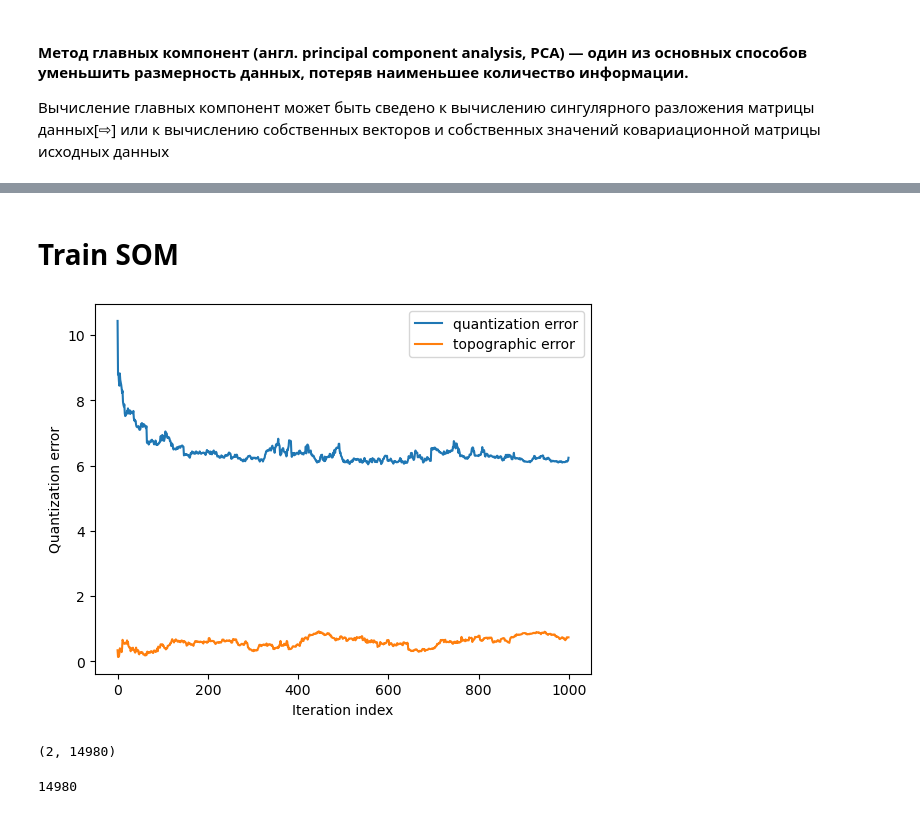
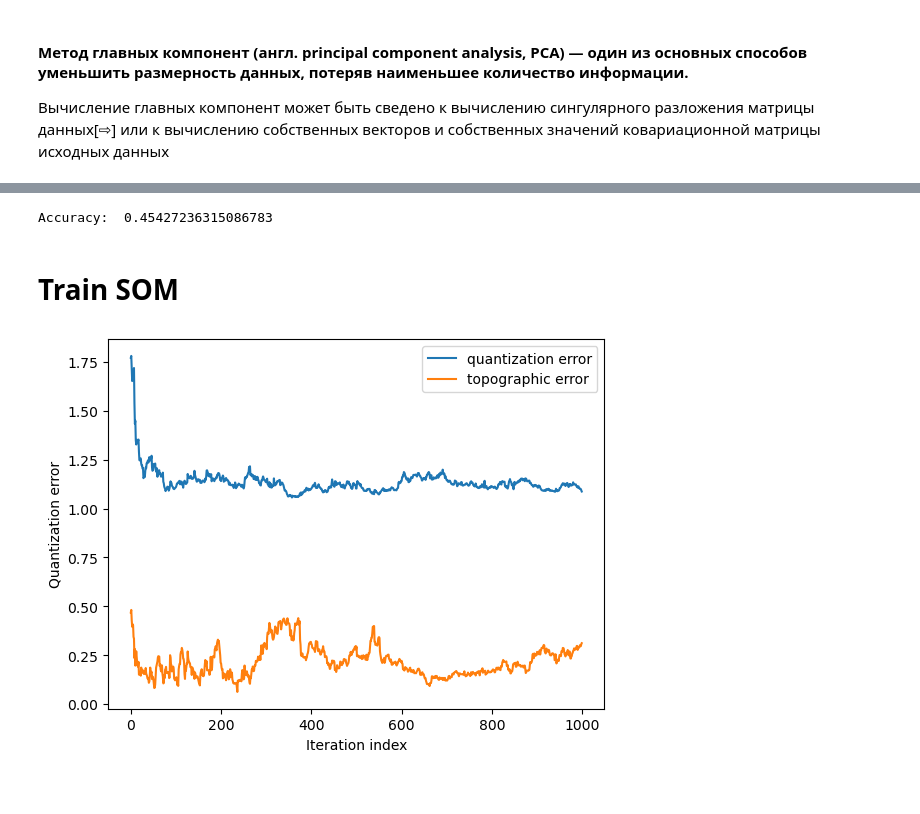
Before and after one commit to psggsl/SOM_plus_DBN, a Jupyter notebook: SOM_and_DBN.ipynb, the cells around one changed output, grey strips where cells are left out. Saved outputs shown, nothing was run; the diff lists cells and outputs as text; code cells hidden in the pictures.

```diff
--- a/SOM_and_DBN.ipynb
+++ b/SOM_and_DBN.ipynb
@@ -102,0 +67,9 @@ data_matrix1 = np.zeros((len(name)-1,len(df)))
+# %%
+# Data Normalisation
+def minmax_scaler(data):
+  scaler = MinMaxScaler()
+  scaled = scaler.fit_transform(data)
+  return scaled
+
+train_x_norm = minmax_scaler(train_x)
+print(train_x_norm)
@@ -106,3 +87,10 @@ data_matrix1 = np.zeros((len(name)-1,len(df)))
 # %%
 import numpy as np
 from sklearn.decomposition import PCA
+# %%
+from sklearn.decomposition import PCA
+pca_eeg = PCA(n_components=2)
+principalComponents_eeg = pca_eeg.fit_transform(train_x_norm)
+# %%
+principal_eeg_Df = pd.DataFrame(data = 10.*principalComponents_eeg
+             , columns = ['principal component 1', 'principal component 2'])
@@ -160,26 +235,52 @@ data = 10*data_matrix
+# %%
+# test data
+
+# using the trained som, search the winning node of corresponding to the test data
+# get the label of the winning node
+
+data = minmax_scaler(test_x) # normalisation
+
+winner_labels = []
+
+for t in range(data.shape[0]):
+ winner = winning_neuron(data, t, som, num_rows, num_cols)
+ row = winner[0]
+ col = winner[1]
+ predicted = label_map[row][col]
+ winner_labels.append(predicted)
+
+print("Accuracy: ",accuracy_score(test_y, np.array(winner_labels)))
+# %% [output]
+Accuracy:  0.45427236315086783
 # %% [markdown]
 # Train SOM
+# %%
+from minisom import MiniSom
+import matplotlib.pyplot as plt
+%matplotlib inline
+
+data = np.array(principal_eeg_Df)#100.*train_x_norm
 # %%
 # I use linear som topography
-som_shape = (1, 8)
+som_shape = (4, 2)
 
 som = MiniSom(som_shape[0], som_shape[1], data.shape[1], sigma=0.5, learning_rate=0.5)
 
 max_iter = 1000
 q_error = []
 t_error = []
 
 for i in range(max_iter):
     rand_i = np.random.randint(len(data))
     som.update(data[rand_i], som.winner(data[rand_i]), i, max_iter)
     q_error.append(som.quantization_error(data))
     t_error.append(som.topographic_error(data))
 
 plt.plot(np.arange(max_iter), q_error, label='quantization error')
 plt.plot(np.arange(max_iter), t_error, label='topographic error')
 plt.ylabel('Quantization error')
 plt.xlabel('Iteration index')
 plt.legend()
 plt.show()
 # %% [output]
-[figure, old version]
+[figure, new version]
@@ -189,11 +287,3 @@ winner_coordinates = np.array([som.winner(x) for x in data]).T
-# %%
-winner_coordinates.shape
-# %% [output]
-(2, 14980)
-# %%
-len(np.ravel_multi_index(winner_coordinates, som_shape))
-# %% [output]
-14980
 # %%
 # each neuron represents a cluster
 winner_coordinates = np.array([som.winner(x) for x in data]).T
```
Also changed, not shown: parts of 42 cells of this notebook, 2 other files.
